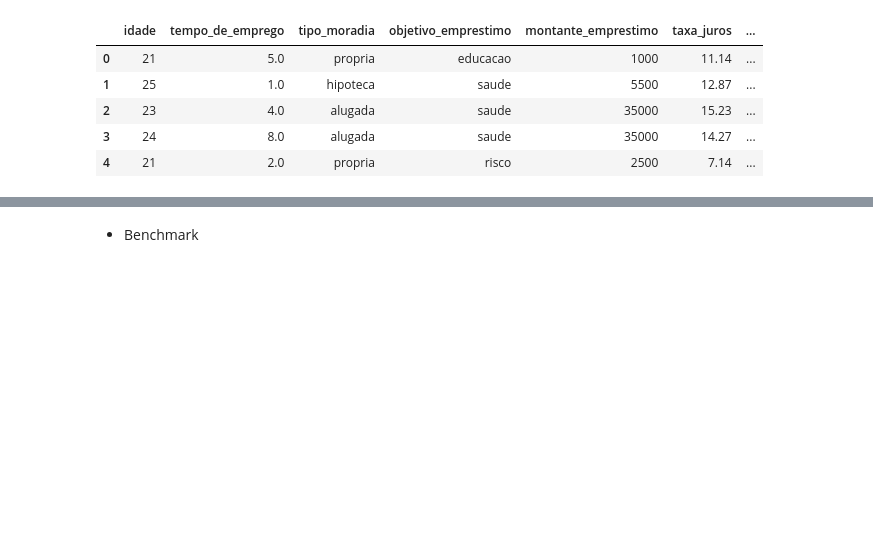
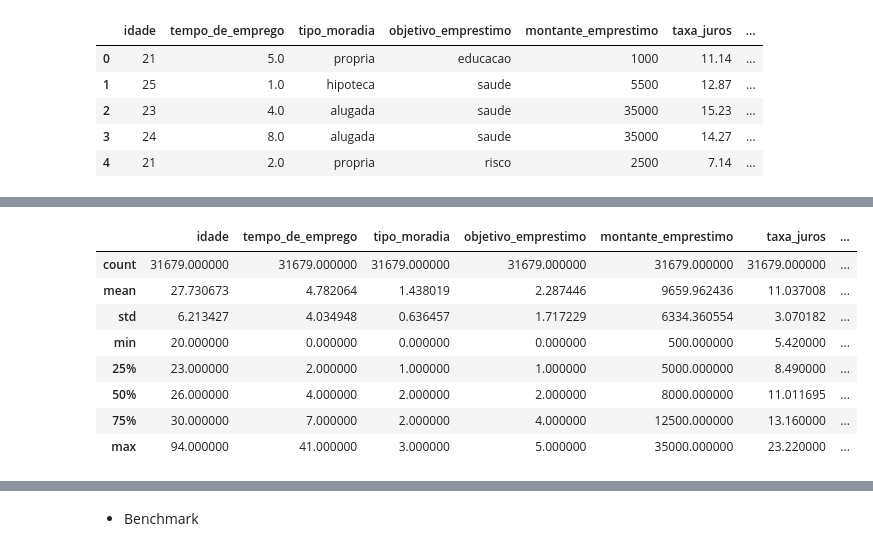
Before and after one commit to robertferro/analisando_risco_credito, a Jupyter notebook: 3- Machine learning/modelo_risco_de_credito.ipynb, the cells around one changed output, grey strips where cells are left out. Cells and saved outputs as stored; diff of their text form; code cells hidden in the pictures; blank space fills up the shorter version.

```diff
--- a/3- Machine learning/modelo_risco_de_credito.ipynb
+++ b/3- Machine learning/modelo_risco_de_credito.ipynb
@@ -28,0 +86,12 @@ df.head()
+# %%
+dados.describe()
+# %% [output]
+|  | idade | tempo_de_emprego | tipo_moradia | objetivo_emprestimo | montante_emprestimo | taxa_juros | ... |
+| count | 31679.000000 | 31679.000000 | 31679.000000 | 31679.000000 | 31679.000000 | 31679.000000 | ... |
+| mean | 27.730673 | 4.782064 | 1.438019 | 2.287446 | 9659.962436 | 11.037008 | ... |
+| std | 6.213427 | 4.034948 | 0.636457 | 1.717229 | 6334.360554 | 3.070182 | ... |
+| min | 20.000000 | 0.000000 | 0.000000 | 0.000000 | 500.000000 | 5.420000 | ... |
+| 25% | 23.000000 | 2.000000 | 1.000000 | 1.000000 | 5000.000000 | 8.490000 | ... |
+| 50% | 26.000000 | 4.000000 | 2.000000 | 2.000000 | 8000.000000 | 11.011695 | ... |
+| 75% | 30.000000 | 7.000000 | 2.000000 | 4.000000 | 12500.000000 | 13.160000 | ... |
+| max | 94.000000 | 41.000000 | 3.000000 | 5.000000 | 35000.000000 | 23.220000 | ... |
```
Also changed, not shown: parts of 52 cells of this notebook.
